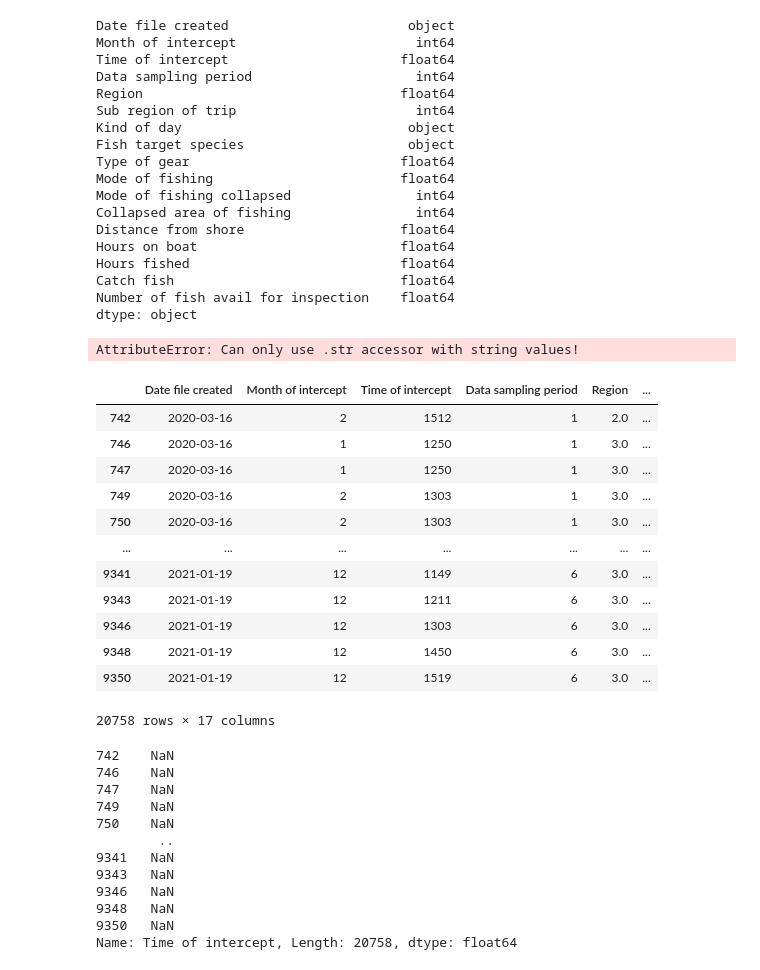
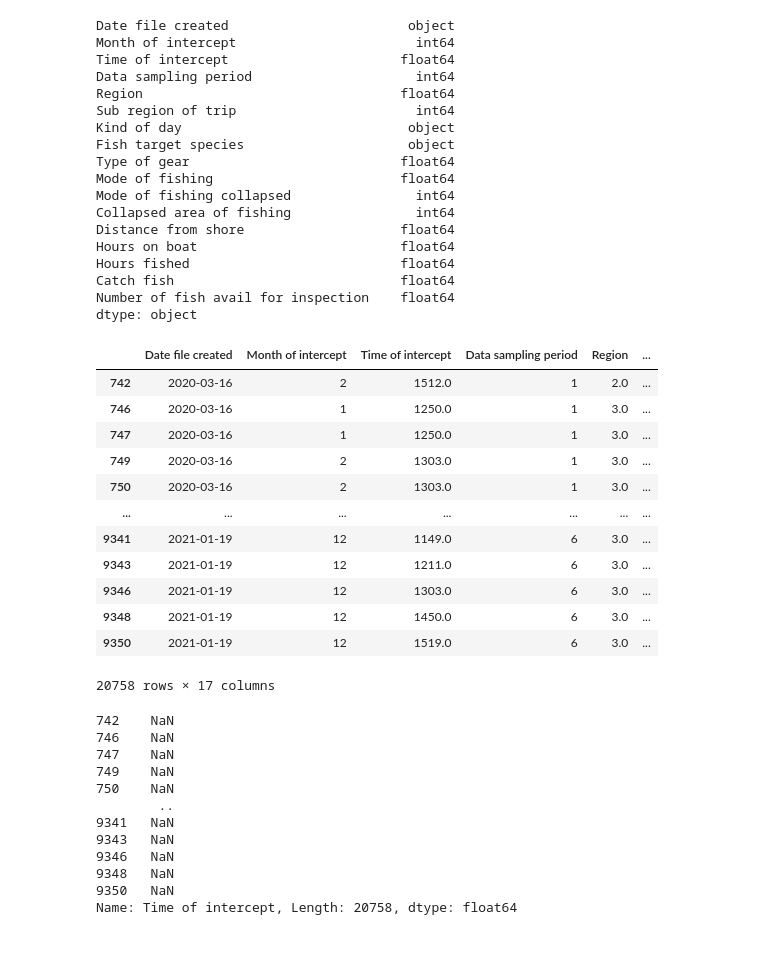
Before and after one commit to ddw26/Team-Frist-Center, a Jupyter notebook: mod_20_circle_s1.ipynb, the cells around one changed output. Saved outputs shown, nothing was run; the diff lists cells and outputs as text; code cells hidden in the pictures.

```diff
--- a/mod_20_circle_s1.ipynb
+++ b/mod_20_circle_s1.ipynb
@@ -493,34 +493,27 @@ dtype: object
 # %%
 # Convert dt columns
 
 df_filtered["Date file created"] = df_filtered["Date file created"].str.split(":", n=1, expand = True)
 df_filtered["Date file created"] = pd.to_datetime(df_filtered["Date file created"])
-df_filtered["Time of intercept"] = df_filtered["Time of intercept"].astype(int)
+df_filtered["Time of intercept"] = df_filtered["Time of intercept"].astype(str)
 
 df_filtered
 # %% [output]
+|  | Date file created | Month of intercept | Time of intercept | Data sampling period | Region | ... |
+| 742 | 2020-03-16 | 2 | 1512.0 | 1 | 2.0 | ... |
+| 746 | 2020-03-16 | 1 | 1250.0 | 1 | 3.0 | ... |
+| 747 | 2020-03-16 | 1 | 1250.0 | 1 | 3.0 | ... |
+| 749 | 2020-03-16 | 2 | 1303.0 | 1 | 3.0 | ... |
+| 750 | 2020-03-16 | 2 | 1303.0 | 1 | 3.0 | ... |
+| ... | ... | ... | ... | ... | ... | ... |
+| 9341 | 2021-01-19 | 12 | 1149.0 | 6 | 3.0 | ... |
+| 9343 | 2021-01-19 | 12 | 1211.0 | 6 | 3.0 | ... |
+| 9346 | 2021-01-19 | 12 | 1303.0 | 6 | 3.0 | ... |
+| 9348 | 2021-01-19 | 12 | 1450.0 | 6 | 3.0 | ... |
+| 9350 | 2021-01-19 | 12 | 1519.0 | 6 | 3.0 | ... |
-AttributeError: Can only use .str accessor with string values!
+20758 rows × 17 columns
 # %%
 # Change time of intercept string to hour only (remove right two characters)
-
-def firstTwo(string):
-    return string[:2]
-
-df_filtered
-# %% [output]
-|  | Date file created | Month of intercept | Time of intercept | Data sampling period | Region | ... |
-| 742 | 2020-03-16 | 2 | 1512 | 1 | 2.0 | ... |
-| 746 | 2020-03-16 | 1 | 1250 | 1 | 3.0 | ... |
-| 747 | 2020-03-16 | 1 | 1250 | 1 | 3.0 | ... |
-| 749 | 2020-03-16 | 2 | 1303 | 1 | 3.0 | ... |
-| 750 | 2020-03-16 | 2 | 1303 | 1 | 3.0 | ... |
-| ... | ... | ... | ... | ... | ... | ... |
-| 9341 | 2021-01-19 | 12 | 1149 | 6 | 3.0 | ... |
-| 9343 | 2021-01-19 | 12 | 1211 | 6 | 3.0 | ... |
-| 9346 | 2021-01-19 | 12 | 1303 | 6 | 3.0 | ... |
-| 9348 | 2021-01-19 | 12 | 1450 | 6 | 3.0 | ... |
-| 9350 | 2021-01-19 | 12 | 1519 | 6 | 3.0 | ... |
-20758 rows × 17 columns
 # %%
 # Slice time string to hour only
 
```
Also changed, not shown: parts of 1 cell of this notebook.
